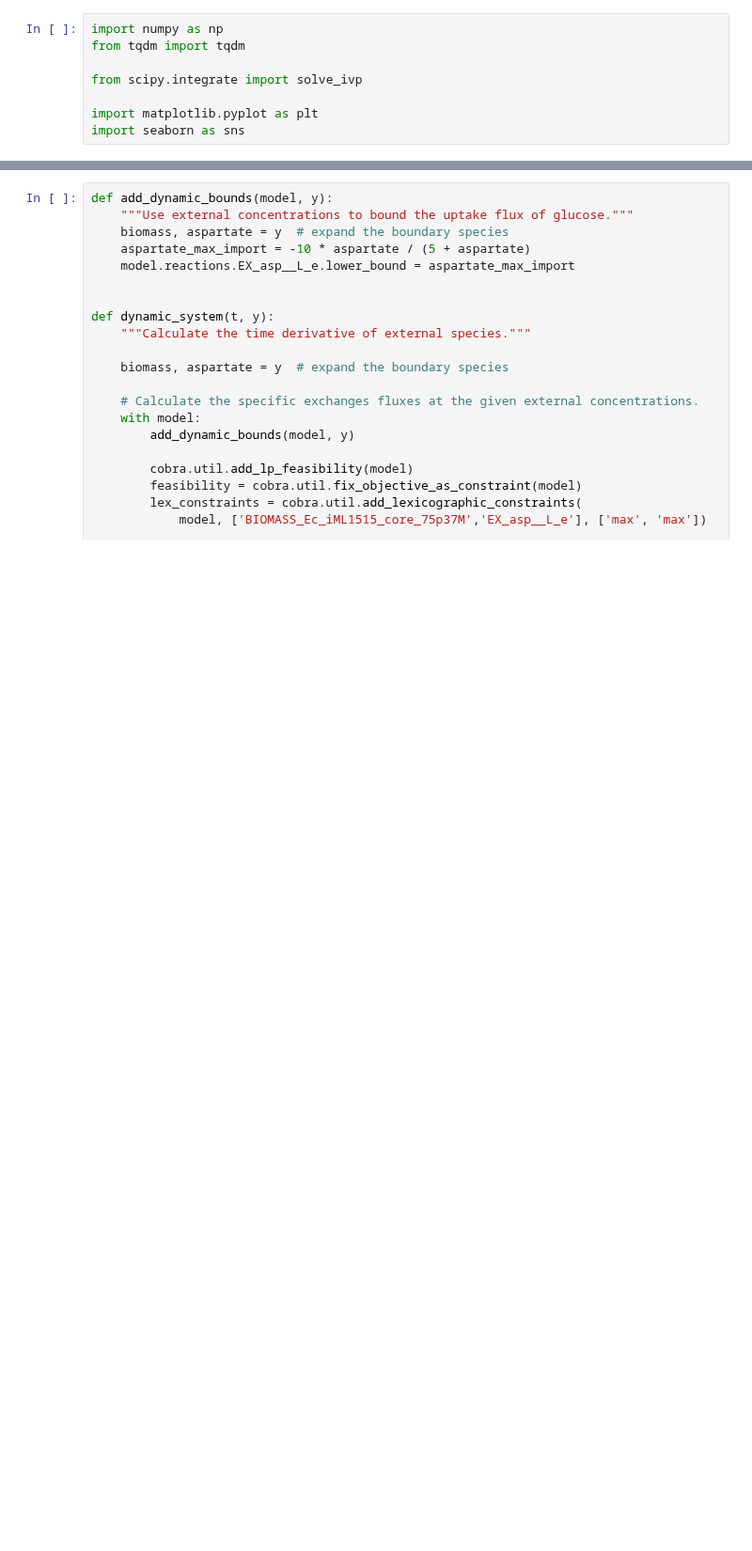
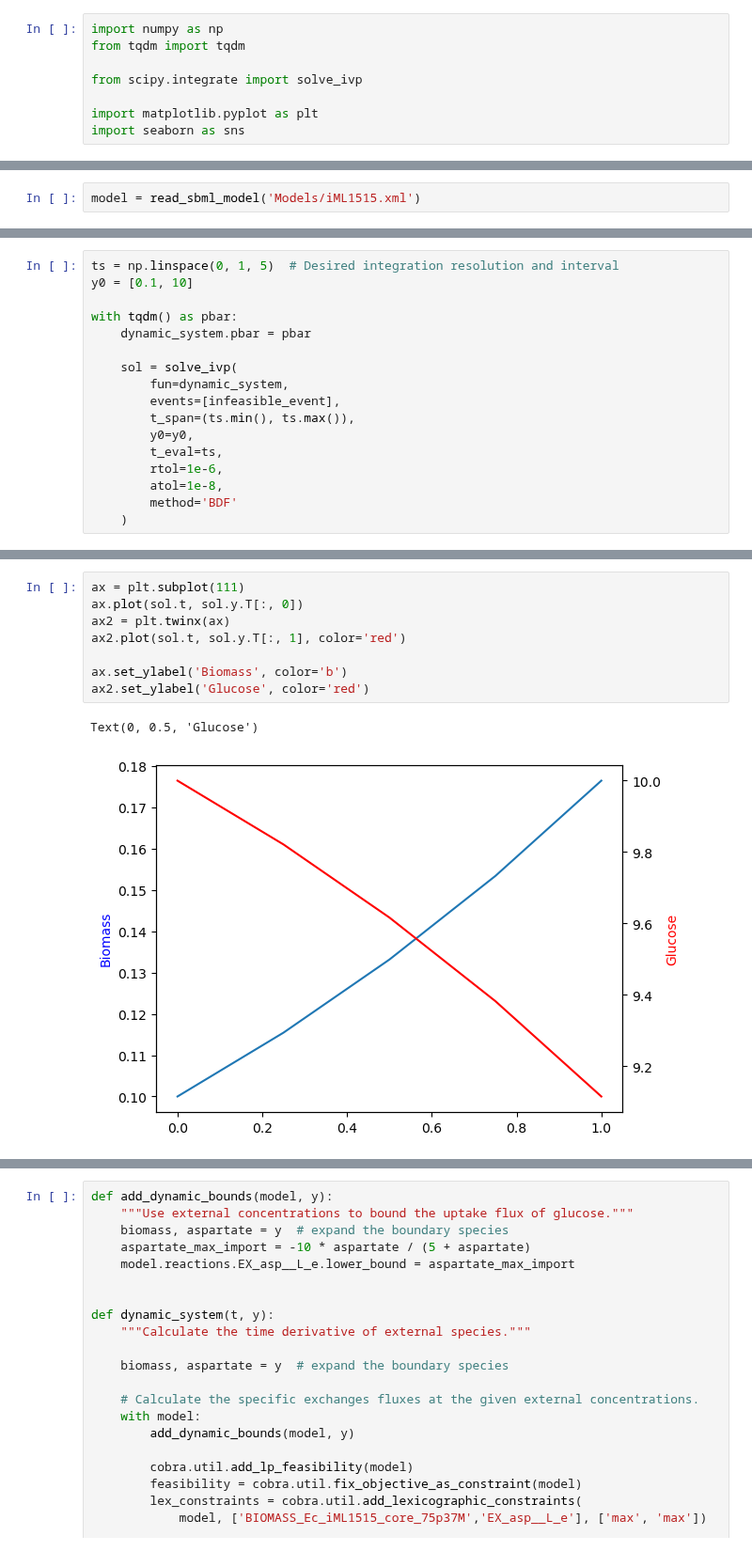
Before and after one commit to 27410/group-assingment-group-14, a Jupyter notebook: 9_DFBA_asp.ipynb, the cells around one changed output, grey strips where cells are left out. Shown at 94% size. Saved outputs shown, nothing was run; the diff lists cells and outputs as text; blank space fills up the shorter version.

```diff
--- a/9_DFBA_asp.ipynb
+++ b/9_DFBA_asp.ipynb
@@ -12,0 +15,2 @@ model = load_model('iML1515')
+# %%
+model = read_sbml_model('Models/iML1515.xml')
@@ -12,0 +78,17 @@ model = load_model('iML1515')
+# %%
+ts = np.linspace(0, 1, 5)  # Desired integration resolution and interval
+y0 = [0.1, 10]
+
+with tqdm() as pbar:
+    dynamic_system.pbar = pbar
+
+    sol = solve_ivp(
+        fun=dynamic_system,
+        events=[infeasible_event],
+        t_span=(ts.min(), ts.max()),
+        y0=y0,
+        t_eval=ts,
+        rtol=1e-6,
+        atol=1e-8,
+        method='BDF'
+    )
@@ -12,0 +110,11 @@ model = load_model('iML1515')
+# %%
+ax = plt.subplot(111)
+ax.plot(sol.t, sol.y.T[:, 0])
+ax2 = plt.twinx(ax)
+ax2.plot(sol.t, sol.y.T[:, 1], color='red')
+
+ax.set_ylabel('Biomass', color='b')
+ax2.set_ylabel('Glucose', color='red')
+# %% [output]
+Text(0, 0.5, 'Glucose')
+[figure, added]
```
Also changed, not shown: parts of 18 cells of this notebook, 2 other files.
